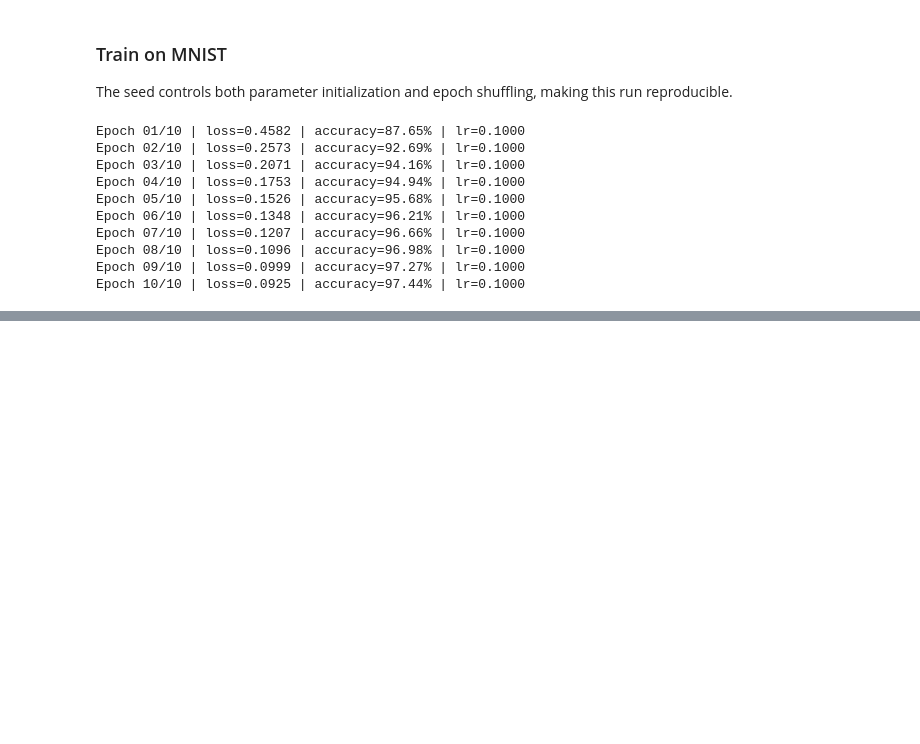
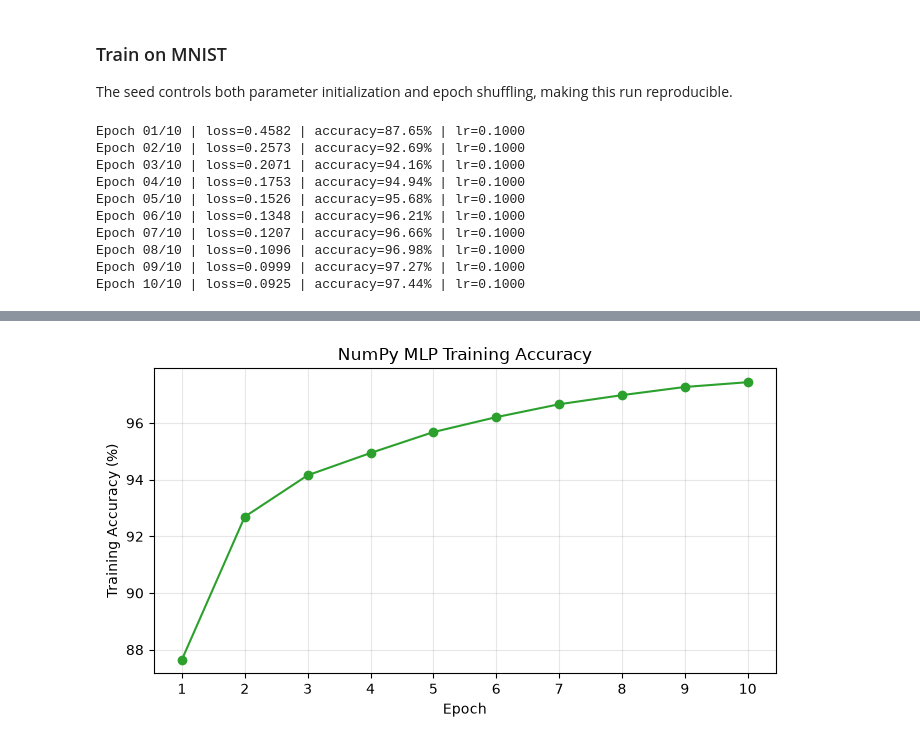
Before and after one commit to VietHoan225/mnist-from-scratch, a Jupyter notebook: notebooks/mnist_from_scratch.ipynb, the cells around one changed output, grey strips where cells are left out. Saved outputs shown, nothing was run; the diff lists cells and outputs as text; code cells hidden in the pictures; blank space fills up the shorter version.

```diff
--- a/notebooks/mnist_from_scratch.ipynb
+++ b/notebooks/mnist_from_scratch.ipynb
@@ -391,0 +444,21 @@ Epoch 10/10 | loss=0.0925 | accuracy=97.44% | lr=0.1000
+# %%
+training_accuracy_path = RESULTS_DIR / "training_accuracy_curve.png"
+training_accuracy_percent = np.asarray(training_history["accuracy"]) * 100
+
+plt.figure(figsize=(7, 4))
+plt.plot(
+    epoch_numbers,
+    training_accuracy_percent,
+    marker="o",
+    color="tab:green",
+)
+plt.title("NumPy MLP Training Accuracy")
+plt.xlabel("Epoch")
+plt.ylabel("Training Accuracy (%)")
+plt.xticks(epoch_numbers)
+plt.grid(alpha=0.3)
+plt.tight_layout()
+plt.savefig(training_accuracy_path, dpi=150, bbox_inches="tight")
+plt.show()
+# %% [output]
+[figure, added]
```
Also changed, not shown: parts of 8 cells of this notebook, 1 other file.
